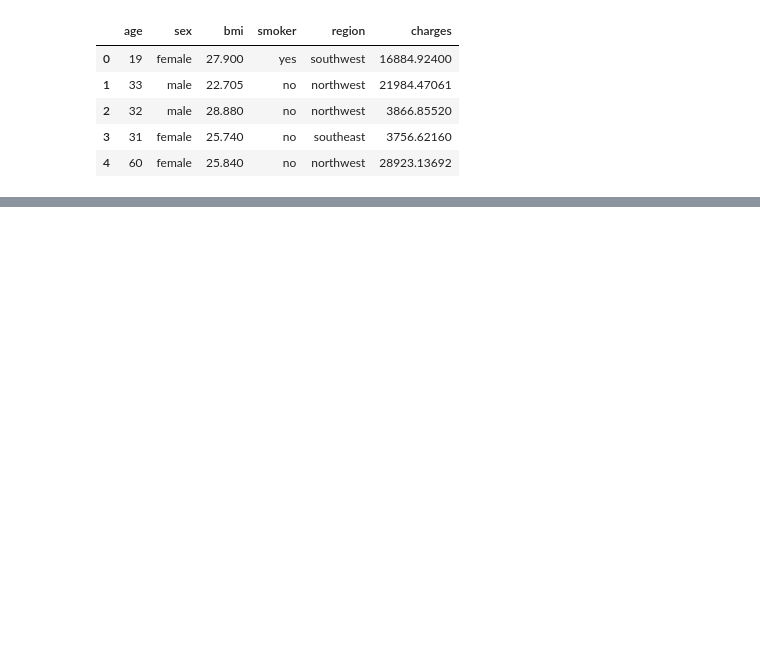
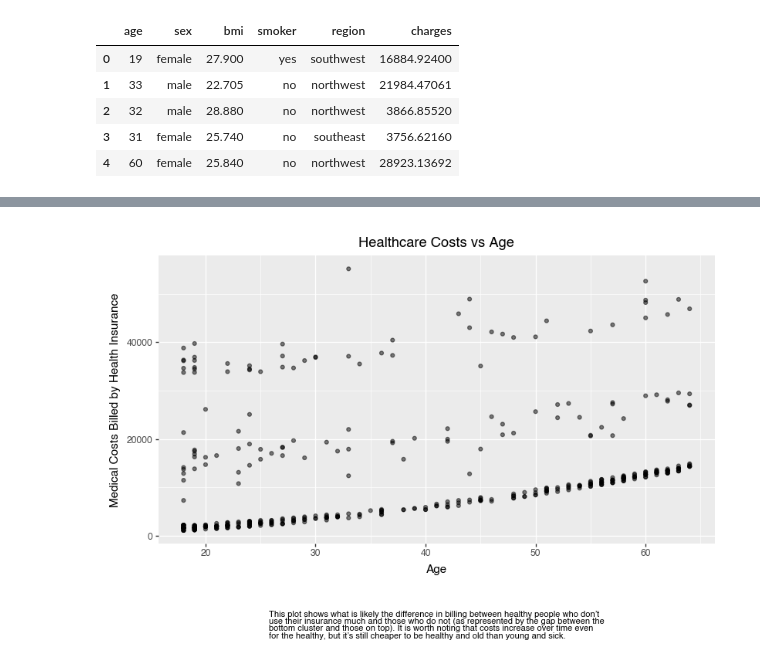
Before and after one commit to PharaohPooh/GSB_544, a Jupyter notebook: Week_6/Lab_5-Insurance_Costs.ipynb, the cells around one changed output, grey strips where cells are left out. Cells and saved outputs as stored; diff of their text form; code cells hidden in the pictures; blank space fills up the shorter version.

```diff
--- a/Week_6/Lab_5-Insurance_Costs.ipynb
+++ b/Week_6/Lab_5-Insurance_Costs.ipynb
@@ -62,0 +67,2 @@ df.head()
+# %%
+dat = pd.get_dummies(df)
@@ -62,0 +80,30 @@ df.head()
+# %%
+# Explanatory text
+text = ("This plot shows what is likely the difference in billing between healthy people who "
+        "don’t use their insurance much and those who do not (as represented by the gap between "
+        "the bottom cluster and those on top). It is worth noting that costs increase over time "
+        "even for the healthy, but it’s still cheaper to be healthy and old than young and sick.")
+
+# wrap it
+wrapped = textwrap.fill(text, width=90)
+
+p1 = (p9.ggplot(dat,
+    p9.aes(
+        x='age',
+        y='charges'))
+      + p9.geom_point(alpha=0.5)
+      + p9.labs(
+          title='Healthcare Costs vs Age',
+          x='Age',
+          y='Medical Costs Billed by Health Insurance',
+          caption=wrapped
+      )
+      + p9.theme(
+          figure_size=(8, 5),
+          plot_caption=p9.element_text(size=8, ha='center', va='top')
+      )
+     )
+
+p1
+# %% [output]
+[figure, added]
```
Also changed, not shown: parts of 37 cells of this notebook, 1 other file.
